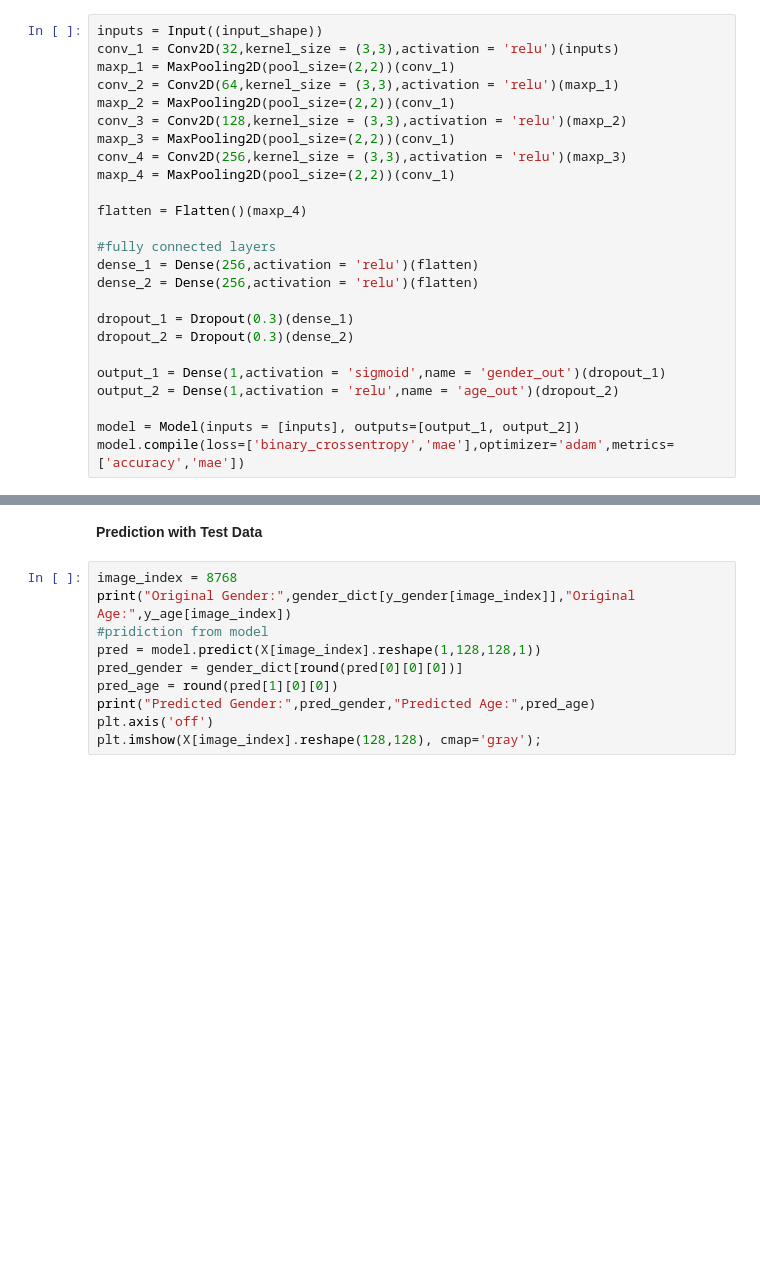
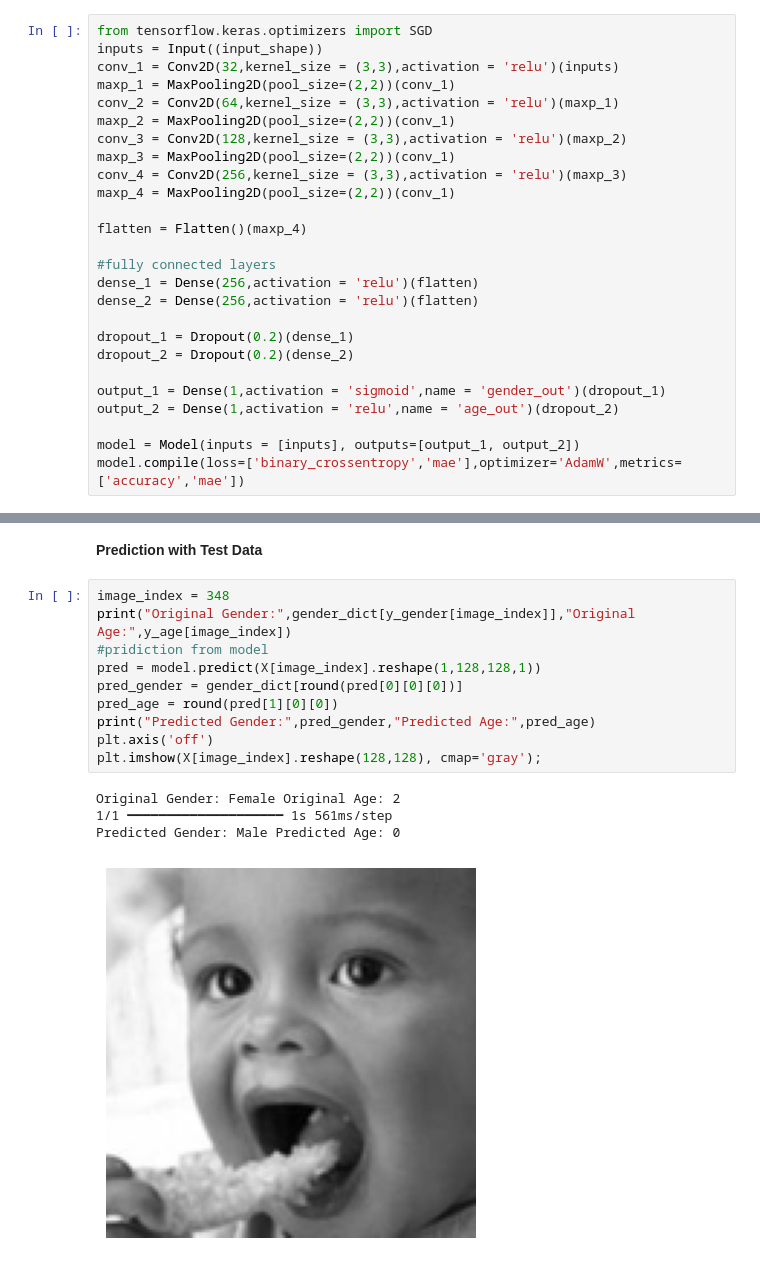
Before and after one commit to arinjayy-ai/Age-and-Gender-Prediction-model, a Jupyter notebook: gender-and-age-prediction.ipynb, the cells around one changed output, grey strips where cells are left out. Cells and saved outputs as stored; diff of their text form; blank space fills up the shorter version.

Commit message:
Kaggle Notebook | gender and age prediction | Version 13

```diff
--- a/gender-and-age-prediction.ipynb
+++ b/gender-and-age-prediction.ipynb
@@ -91,6 +112,7 @@ input_shape = (128,128,1)
 # %% [markdown]
 **Model Creation**
 # %%
+from tensorflow.keras.optimizers import SGD
 inputs = Input((input_shape))
 conv_1 = Conv2D(32,kernel_size = (3,3),activation = 'relu')(inputs)
 maxp_1 = MaxPooling2D(pool_size=(2,2))(conv_1)
@@ -107,14 +129,14 @@ flatten = Flatten()(maxp_4)
 dense_1 = Dense(256,activation = 'relu')(flatten)
 dense_2 = Dense(256,activation = 'relu')(flatten)
 
-dropout_1 = Dropout(0.3)(dense_1)
-dropout_2 = Dropout(0.3)(dense_2)
+dropout_1 = Dropout(0.2)(dense_1)
+dropout_2 = Dropout(0.2)(dense_2)
 
 output_1 = Dense(1,activation = 'sigmoid',name = 'gender_out')(dropout_1)
 output_2 = Dense(1,activation = 'relu',name = 'age_out')(dropout_2)
 
 model = Model(inputs = [inputs], outputs=[output_1, output_2])
-model.compile(loss=['binary_crossentropy','mae'],optimizer='adam',metrics=['accuracy','mae'])
+model.compile(loss=['binary_crossentropy','mae'],optimizer='AdamW',metrics=['accuracy','mae'])
 # %%
 #plotting the model
 from tensorflow.keras.utils import plot_model
@@ -158,12 +213,17 @@ plt.show()
 # %% [markdown]
 **Prediction with Test Data**
 # %%
-image_index = 8768
+image_index = 348
 print("Original Gender:",gender_dict[y_gender[image_index]],"Original Age:",y_age[image_index])
 #pridiction from model
 pred = model.predict(X[image_index].reshape(1,128,128,1))
 pred_gender = gender_dict[round(pred[0][0][0])]
 pred_age = round(pred[1][0][0])
 print("Predicted Gender:",pred_gender,"Predicted Age:",pred_age)
 plt.axis('off')
 plt.imshow(X[image_index].reshape(128,128), cmap='gray');
+# %% [output]
+Original Gender: Female Original Age: 2
+1/1 ━━━━━━━━━━━━━━━━━━━━ 1s 561ms/step
+Predicted Gender: Male Predicted Age: 0
+[figure, added]
```
Also changed, not shown: parts of 11 cells of this notebook.
